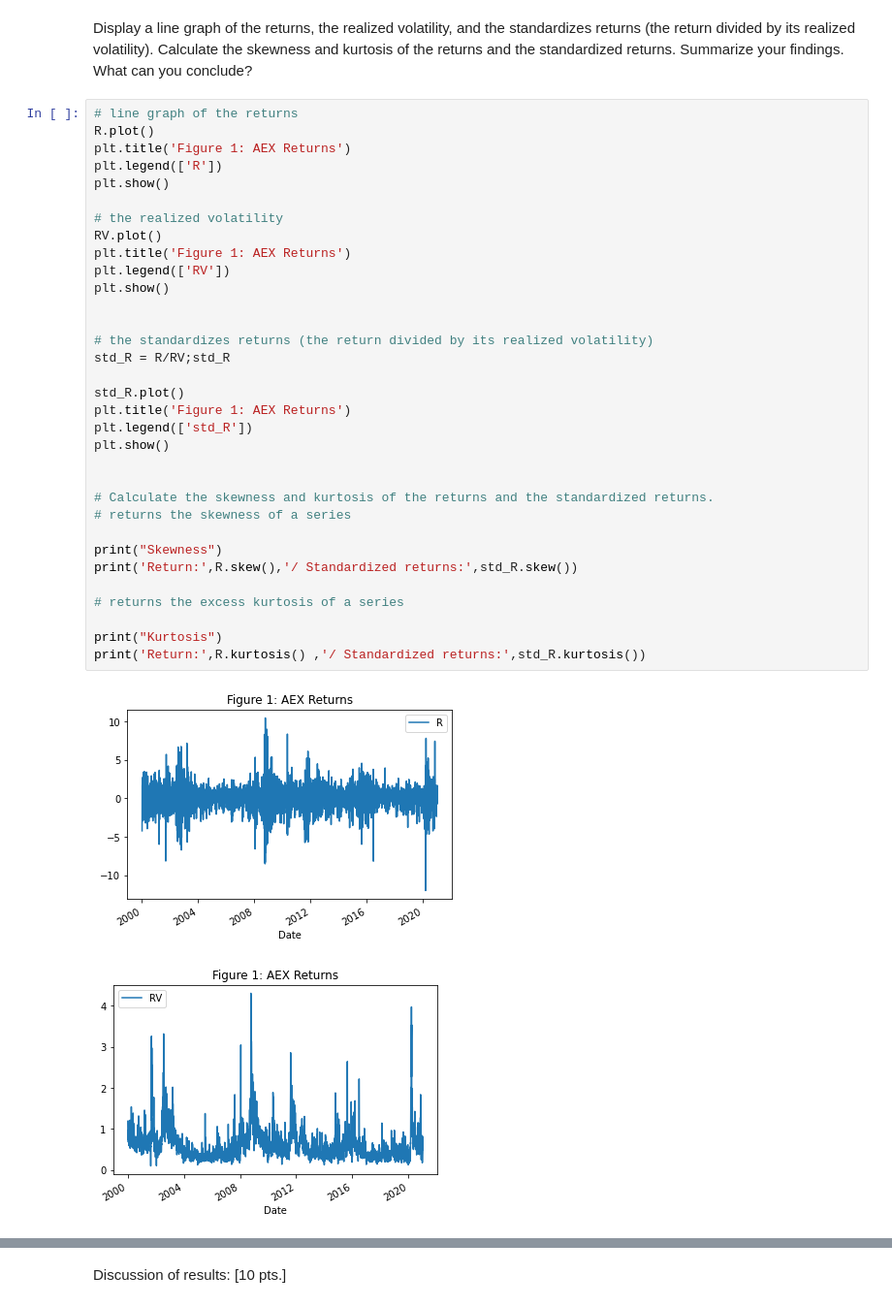
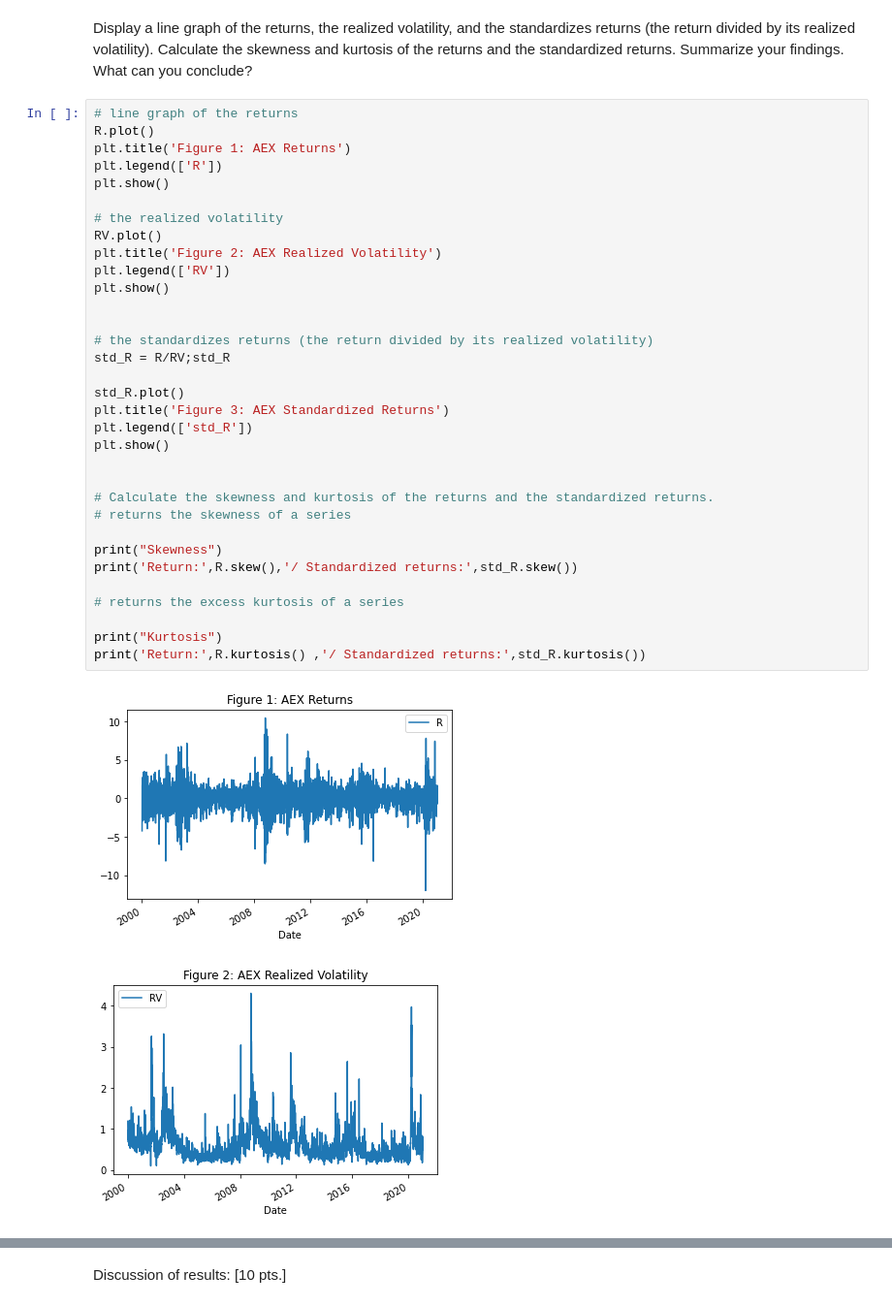
Before and after one commit to Jaykim1234/Advanced-Risk-Management, a Jupyter notebook: Group Assignments/Assignment 1/Assignment1_2022_week3_studentversion.ipynb, the cells around one changed output, grey strips where cells are left out. Shown: that part at 97% size. Saved outputs shown, nothing was run; the diff lists cells and outputs as text.

```diff
--- a/Group Assignments/Assignment 1/Assignment1_2022_week3_studentversion.ipynb
+++ b/Group Assignments/Assignment 1/Assignment1_2022_week3_studentversion.ipynb
@@ -79,33 +80,33 @@ R.plot()
 plt.title('Figure 1: AEX Returns')
 plt.legend(['R'])
 plt.show()
 
 # the realized volatility
 RV.plot()
-plt.title('Figure 1: AEX Returns')
+plt.title('Figure 2: AEX Realized Volatility')
 plt.legend(['RV'])
 plt.show()
 
 
 # the standardizes returns (the return divided by its realized volatility)
 std_R = R/RV;std_R
 
 std_R.plot()
-plt.title('Figure 1: AEX Returns')
+plt.title('Figure 3: AEX Standardized Returns')
 plt.legend(['std_R'])
 plt.show()
 
 
 # Calculate the skewness and kurtosis of the returns and the standardized returns.
 # returns the skewness of a series
 
 print("Skewness")
 print('Return:',R.skew(),'/ Standardized returns:',std_R.skew())
 
 # returns the excess kurtosis of a series
 
 print("Kurtosis")
 print('Return:',R.kurtosis() ,'/ Standardized returns:',std_R.kurtosis())
 # %% [output]
 [figure]
-[figure, old version]
+[figure, new version]
```
Also changed, not shown: parts of 3 cells of this notebook, 1 other file.
